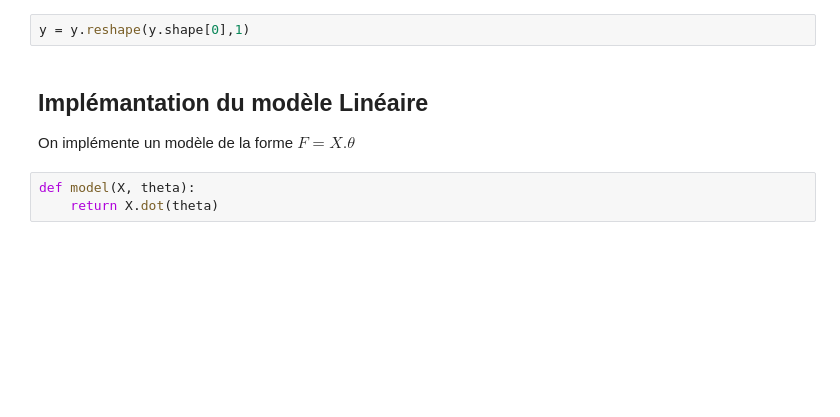
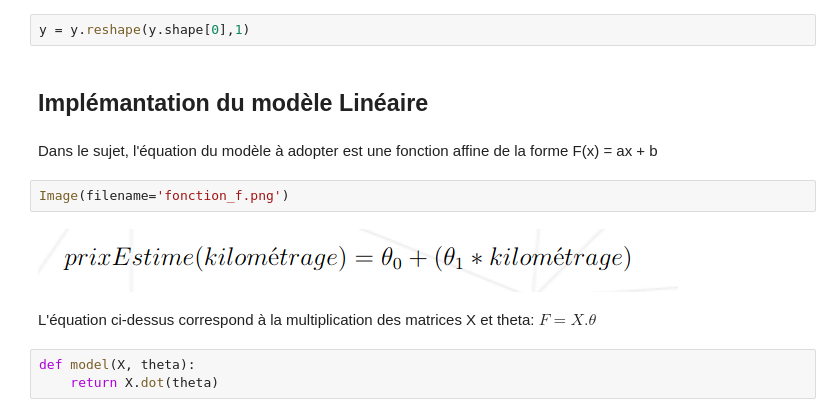
Before and after one commit to ImenHay/linear_regression, a Jupyter notebook: regression.ipynb, the cells around one changed output. Drawn from its saved outputs; the diff is of its cells as text; blank space fills up the shorter version.

```diff
--- a/regression.ipynb
+++ b/regression.ipynb
@@ -45,7 +45,15 @@ X = np.hstack((x, np.ones(x.shape)))
 y = y.reshape(y.shape[0],1)
 # %% [markdown]
 ## Implémantation du modèle Linéaire
-On implémente un modèle de la forme $F = X.\theta$
+# %% [markdown]
+Dans le sujet, l'équation du modèle à adopter est une fonction affine de la forme F(x) = ax + b
+# %%
+Image(filename='fonction_f.png')
+# %% [output]
+[figure, added]
+# %% [markdown]
+L'équation ci-dessus correspond à la multiplication des matrices X et theta:
+$F = X.\theta$
 # %%
 def model(X, theta):
     return X.dot(theta)
```
Also changed, not shown: parts of 14 cells of this notebook, 3 other files.
